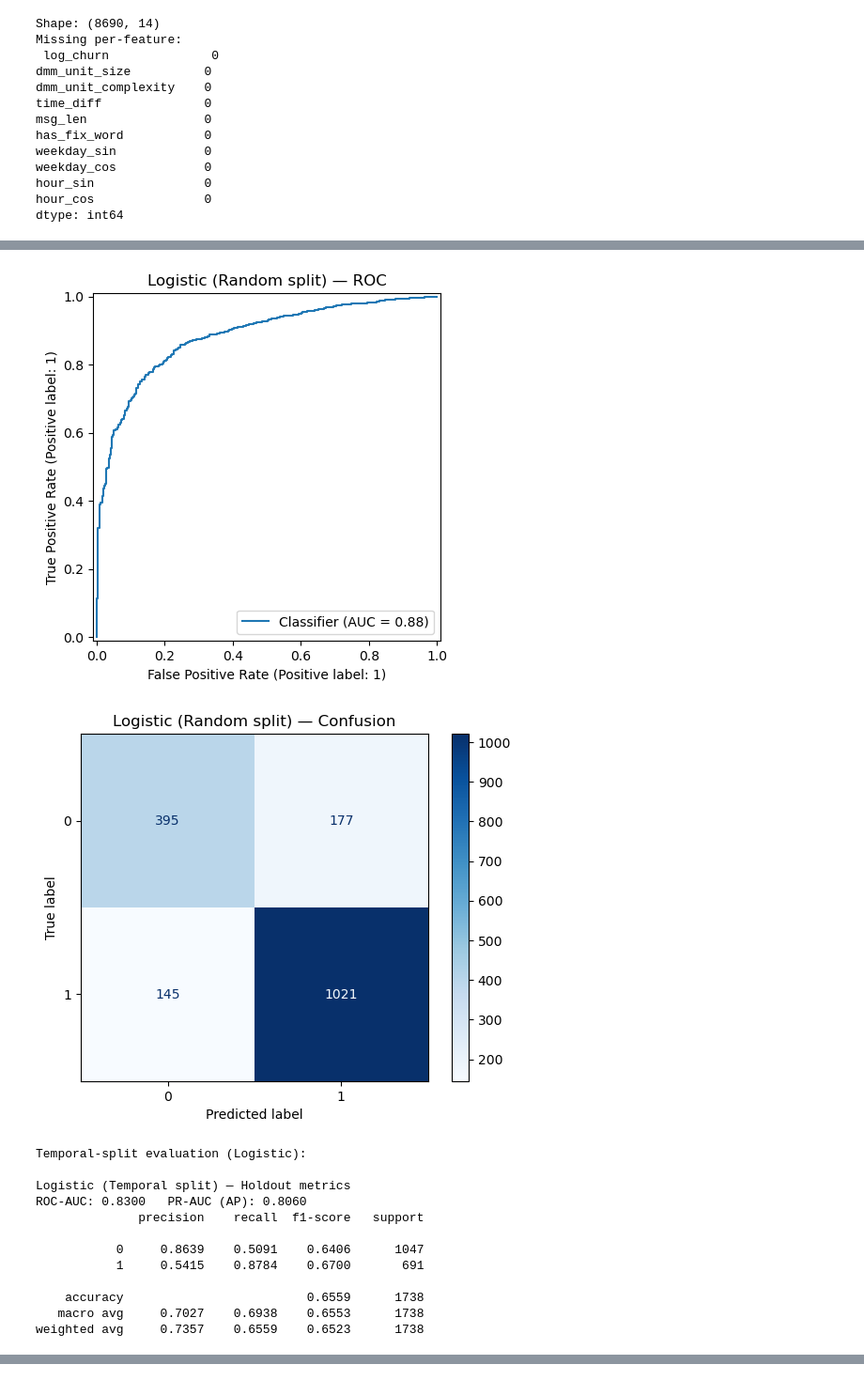
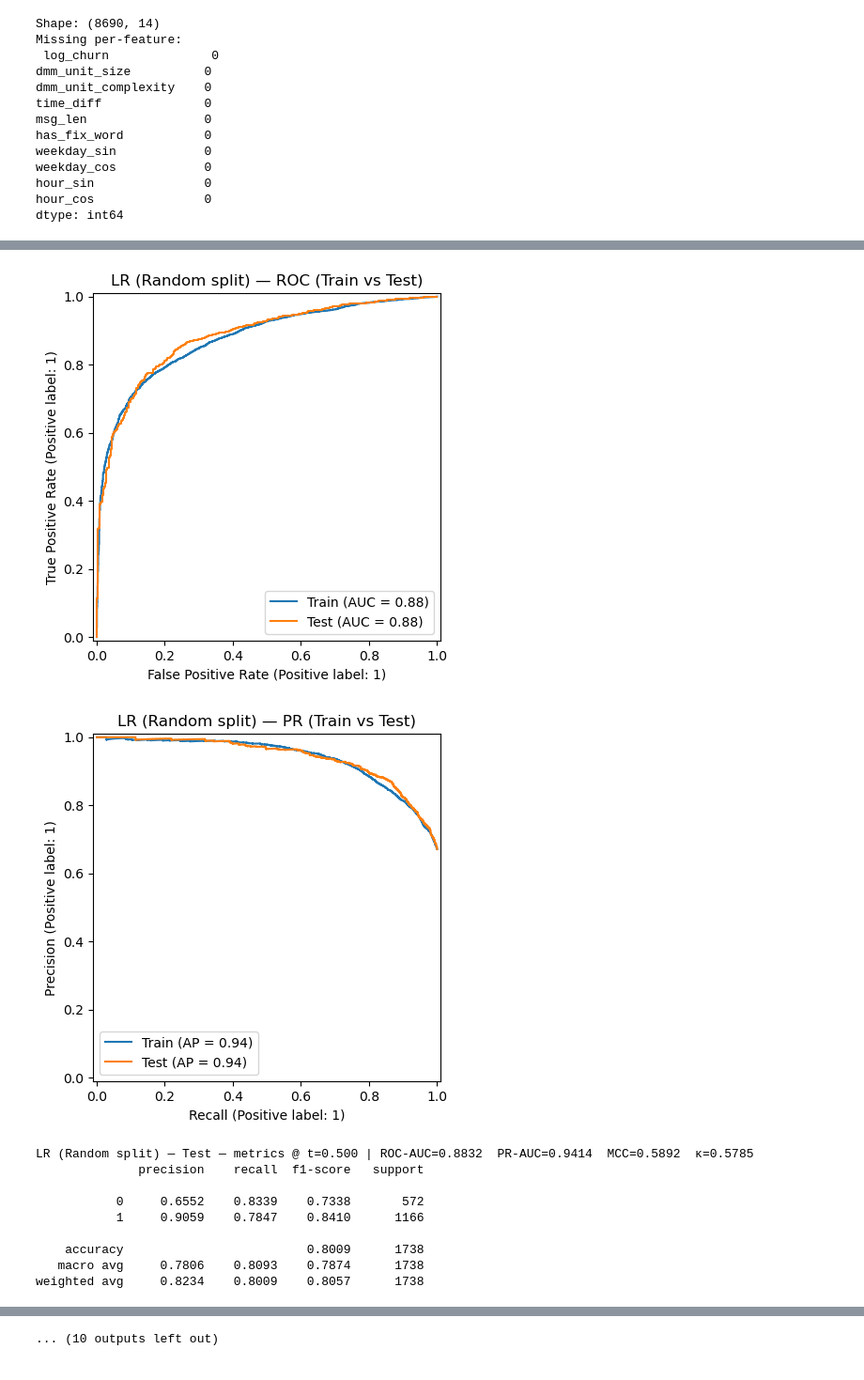
Before and after one commit to tolgakuntman/thesis, a Jupyter notebook: notebooks/model_training.ipynb, the cells around one changed output, grey strips where cells are left out. Shown at 94% size. Cells and saved outputs as stored; diff of their text form; code cells hidden in the pictures.

```diff
--- a/notebooks/model_training.ipynb
+++ b/notebooks/model_training.ipynb
@@ -56,8 +65,12 @@ def make_temporal_split(df, feature_cols, label_col='label', fraction_train=0.8)
 # create both splits
 X_train_rand, X_test_rand, y_train_rand, y_test_rand = make_stratified_split(X, y)
 X_train_temp, X_test_temp, y_train_temp, y_test_temp, df_sorted = make_temporal_split(df, feature_cols)
+w_train_rand  = compute_sample_weight('balanced', y_train_rand)
+w_train_temp  = compute_sample_weight('balanced', y_train_temp)
 print("Random split sizes:", X_train_rand.shape[0], X_test_rand.shape[0])
 print("Temporal split sizes:", X_train_temp.shape[0], X_test_temp.shape[0])
+print("Class distribution in temporal test set:\n", y_test_temp.value_counts(normalize=True))
+print("Class distribution in random test set:\n", y_test_rand.value_counts(normalize=True))
 # %% [output]
 Random split sizes: 6952 1738
 Temporal split sizes: 6952 1738
@@ -76,15 +199,16 @@ def evaluate_on_holdout(pipeline, X_test, y_test, name="model"):
 # %%
-pipe_log = make_pipeline(StandardScaler(), LogisticRegression(max_iter=10000, solver='lbfgs', random_state=42))
-pipe_log.fit(X_train_rand, y_train_rand)
-print("Random-split evaluation (Logistic):")
-res_log_rand = evaluate_on_holdout(pipe_log, X_test_rand, y_test_rand, name="Logistic (Random split)")
+pipe_lr = make_pipeline(
+    StandardScaler(),
+    LogisticRegression(max_iter=10000, solver='lbfgs', class_weight='balanced', random_state=42)
+)
 
-pipe_log.fit(X_train_temp, y_train_temp)
-print("Temporal-split evaluation (Logistic):")
-res_log_temp = evaluate_on_holdout(pipe_log, X_test_temp, y_test_temp, name="Logistic (Temporal split)")
+res_lr_rand = evaluate_train_test(
+    pipe_lr, X_train_rand, y_train_rand, X_test_rand, y_test_rand,
+    name="LR (Random split)", sample_weight=w_train_rand
+)
 
-groups = df['repo_url']
-gkf = GroupKFold(n_splits=5)
-scores = cross_val_score(pipe_log, X, y, cv=gkf, groups=groups, scoring='roc_auc', n_jobs=-1)
-print("GroupKFold ROC-AUC: %.3f ± %.3f" % (scores.mean(), scores.std()))
+res_lr_temp = evaluate_train_test(
+    pipe_lr, X_train_temp, y_train_temp, X_test_temp, y_test_temp,
+    name="LR (Temporal split)", sample_weight=w_train_temp
+)
 # %% [output]
@@ -103,14 +215,11 @@ weighted avg     0.8125    0.8147    0.8133      1738
-[figure, old version]
+[figure, new version]
-[figure, old version]
+[figure, new version]
-Temporal-split evaluation (Logistic):
-
-Logistic (Temporal split) — Holdout metrics
-ROC-AUC: 0.8300   PR-AUC (AP): 0.8060
-              precision    recall  f1-score   support
-
-           0     0.8639    0.5091    0.6406      1047
-           1     0.5415    0.8784    0.6700       691
-
-    accuracy                         0.6559      1738
-   macro avg     0.7027    0.6938    0.6553      1738
-weighted avg     0.7357    0.6559    0.6523      1738
+LR (Random split) — Test — metrics @ t=0.500 | ROC-AUC=0.8832  PR-AUC=0.9414  MCC=0.5892  κ=0.5785
+              precision    recall  f1-score   support
+
+           0     0.6552    0.8339    0.7338       572
+           1     0.9059    0.7847    0.8410      1166
+
+    accuracy                         0.8009      1738
+   macro avg     0.7806    0.8093    0.7874      1738
+weighted avg     0.8234    0.8009    0.8057      1738
@@ -119,0 +253 @@ GroupKFold ROC-AUC: 0.875 ± 0.018
+... (10 outputs left out)
```
Also changed, not shown: parts of 30 cells of this notebook, 1 other file.
